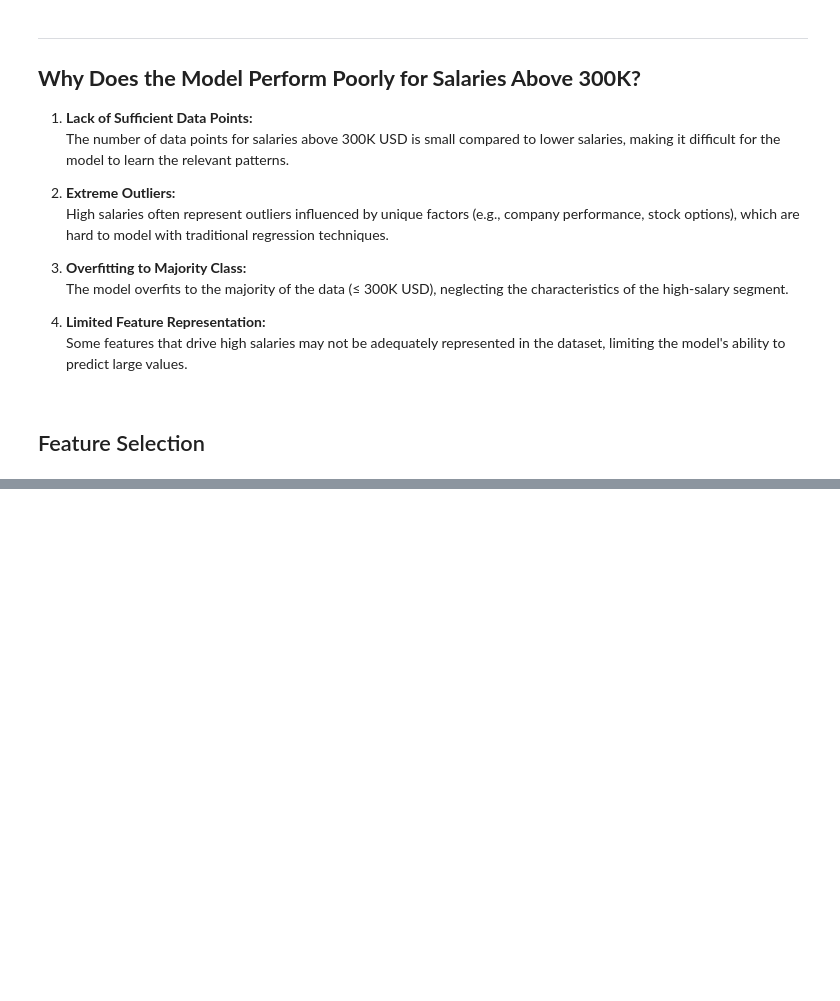
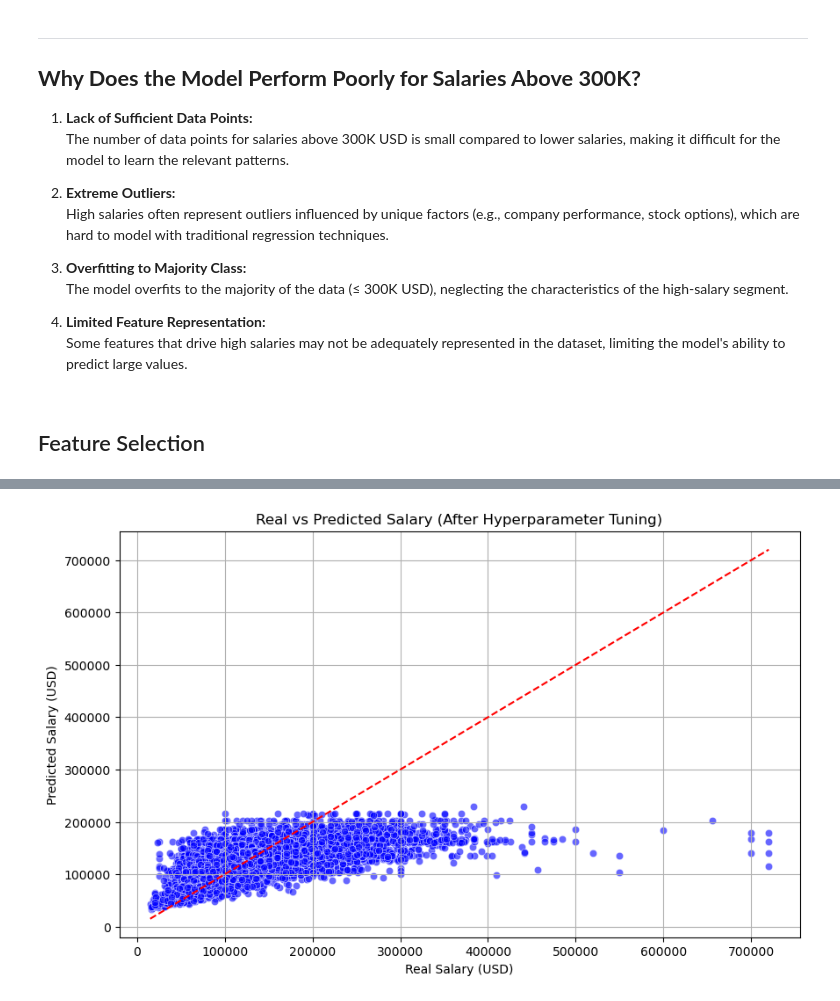
Before and after one commit to isnotJack/AI-project, a Jupyter notebook: 3_regression.ipynb, the cells around one changed output, grey strips where cells are left out. Drawn from its saved outputs; the diff is of its cells as text; code cells hidden in the pictures; blank space fills up the shorter version.

```diff
--- a/3_regression.ipynb
+++ b/3_regression.ipynb
@@ -504,0 +636,90 @@ The model performs extremely poorly for high salaries. The **negative R² score*
+# %%
+from sklearn.model_selection import KFold, RandomizedSearchCV
+from sklearn.pipeline import Pipeline
+from sklearn.compose import ColumnTransformer
+from sklearn.preprocessing import OneHotEncoder, OrdinalEncoder, StandardScaler
+from sklearn.ensemble import RandomForestRegressor
+from sklearn.metrics import mean_absolute_error, mean_squared_error, r2_score
+import numpy as np
+import pandas as pd
+import matplotlib.pyplot as plt
+import seaborn as sns
+
+# 1. Definizione delle Feature
+low_cardinality_features = ['employment_type', 'company_size', 'employee_residence', 'company_location', 'salary_currency']
+high_cardinality_features = ['experience_level', 'job_title']
+numerical_features = ['work_year', 'remote_ratio']
+
+# 2. Preprocessing Pipeline
+ohe = OneHotEncoder(sparse_output=False, handle_unknown='ignore')
+oe = OrdinalEncoder(handle_unknown='use_encoded_value', unknown_value=-1)
+scaler = StandardScaler()
+
+preprocessor = ColumnTransformer(
+    transformers=[
+        ('ohe', ohe, low_cardinality_features),
+        ('oe', oe, high_cardinality_features),
+        ('scale', scaler, numerical_features)
+    ],
+    remainder='passthrough'
+)
+
+# 3. Random Forest Hyperparameter Grid
+param_grid = {
+    'model__n_estimators': [100, 200, 300, 400],
+    'model__max_depth': [10, 20, 30, 50, None],
+    'model__min_samples_split': [2, 5, 10],
+    'model__min_samples_leaf': [1, 2, 4],
+    'model__max_features': ['sqrt', 'log2']
+}
+
+# 4. Inizializzazione della Pipeline
+pipeline_no_leakage = Pipeline(steps=[
+    ('preprocessor', preprocessor),
+    ('model', RandomForestRegressor(random_state=42))
+])
+
+# 5. RandomizedSearchCV
+kf = KFold(n_splits=5, shuffle=True, random_state=42)
+random_search = RandomizedSearchCV(
+    estimator=pipeline_no_leakage,
+    param_distributions=param_grid,
+    n_iter=20,  # Numero di iterazioni casuali
+    cv=kf,
+    verbose=1,
+    n_jobs=-1,
+    scoring='neg_mean_squared_error'
+)
+
+# 6. Validazione Cross-Validation
+X = df.drop('salary_in_usd', axis=1)
+y = np.log1p(df['salary_in_usd'])  # Log-transform per il target
+
+random_search.fit(X, y)
+
+# 7. Miglior Modello e Parametri
+best_model = random_search.best_estimator_
+print("\nBest Parameters Found:")
+print(random_search.best_params_)
+
+# 8. Predizione e Valutazione del Miglior Modello
+y_pred_all = np.expm1(best_model.predict(X))  # Inverso del log1p
+y_true_all = df['salary_in_usd']
+
+plt.figure(figsize=(10, 6))
+sns.scatterplot(x=y_true_all, y=y_pred_all, alpha=0.6, color='blue')
+plt.plot([min(y_true_all), max(y_true_all)], [min(y_true_all), max(y_true_all)], color='red', linestyle='--')
+plt.title("Real vs Predicted Salary (After Hyperparameter Tuning)")
+plt.xlabel("Real Salary (USD)")
+plt.ylabel("Predicted Salary (USD)")
+plt.grid(True)
+plt.show()
+
+final_results = {
+    "MAE": mean_absolute_error(y_true_all, y_pred_all),
+    "RMSE": np.sqrt(mean_squared_error(y_true_all, y_pred_all)),
+    "R2": r2_score(y_true_all, y_pred_all)
+}
+print("\nModel Evaluation (After Hyperparameter Tuning):")
+print(final_results)
+# %% [output]
@@ -504,0 +730 @@ The model performs extremely poorly for high salaries. The **negative R² score*
+[figure, added]
```
Also changed, not shown: parts of 7 cells of this notebook, 1 other file.
